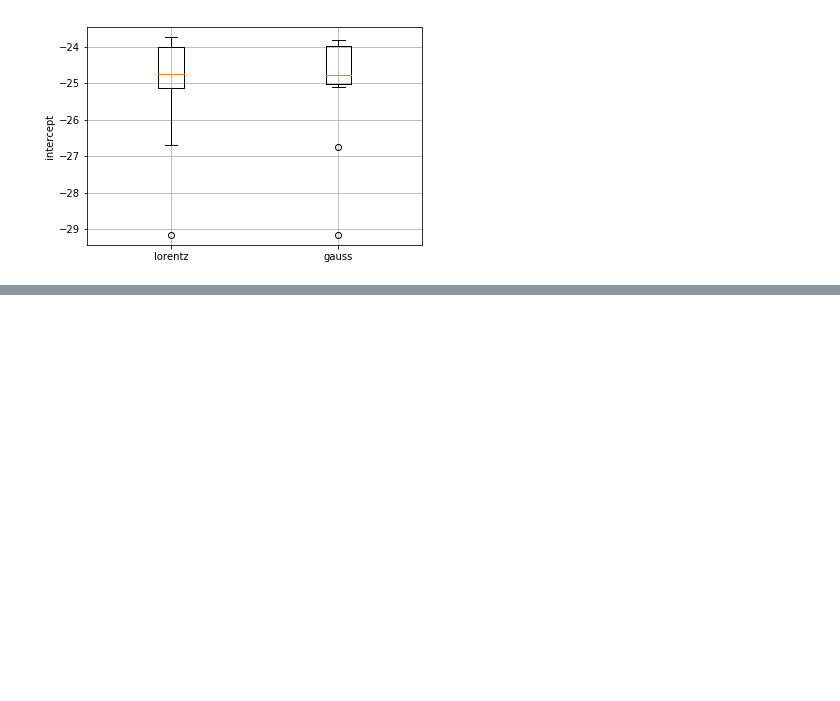
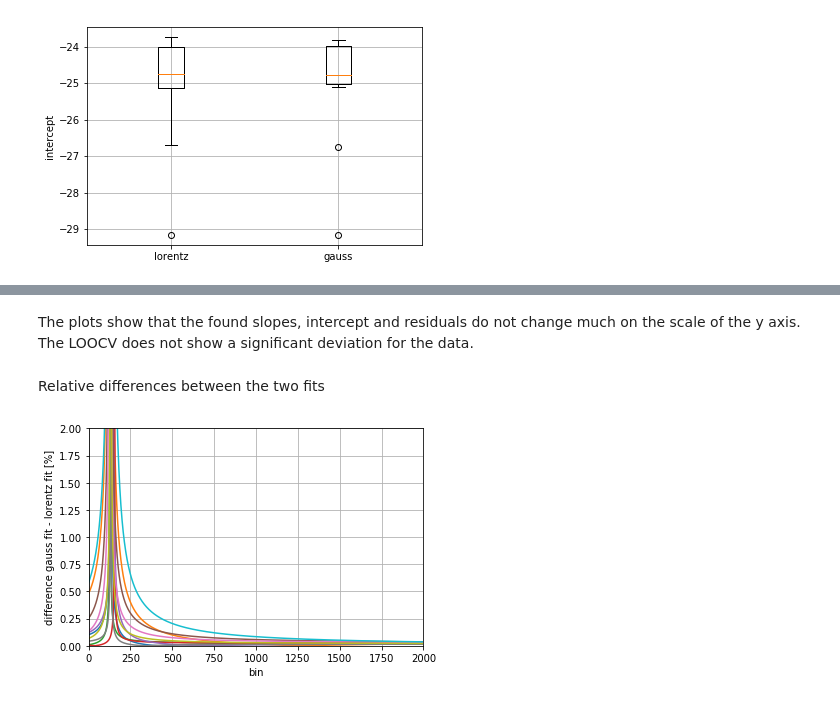
Before and after one commit to kromerh/phd_python, a Jupyter notebook: 07.IndiumActivation/07.Indium.01.Calibration.ipynb, the cells around one changed output, grey strips where cells are left out. Cells and saved outputs as stored; diff of their text form; code cells hidden in the pictures; blank space fills up the shorter version.

```diff
--- a/07.IndiumActivation/07.Indium.01.Calibration.ipynb
+++ b/07.IndiumActivation/07.Indium.01.Calibration.ipynb
@@ -587,0 +600,21 @@ NameError: name 'residuals_lorentz' is not defined
+# %% [markdown]
+The plots show that the found slopes, intercept and residuals do not change much on the scale of the y axis. The LOOCV does not show a significant deviation for the data.
+# %% [markdown]
+Relative differences between the two fits
+# %%
+x = np.arange(0, 9000+1, 1)
+for slope_g, slope_l, intercept_g, intercept_l in zip(slopes_gauss, slopes_lorentz, intercepts_gauss, intercepts_lorentz):
+    y_g = slope_g*x+intercept_g
+    y_l = slope_l*x+intercept_l
+    rel_diff_gl = np.abs(100*(y_g - y_l)/y_g)
+
+    plt.plot(x, rel_diff_gl)
+
+plt.grid()
+plt.ylim(0, 2)
+plt.xlim(0, 2000)
+plt.xlabel('bin')
+plt.ylabel('difference gauss fit - lorentz fit [%]')
+plt.show()
+# %% [output]
+[figure, added]
```
Also changed, not shown: parts of 11 cells of this notebook, 1 other file.
